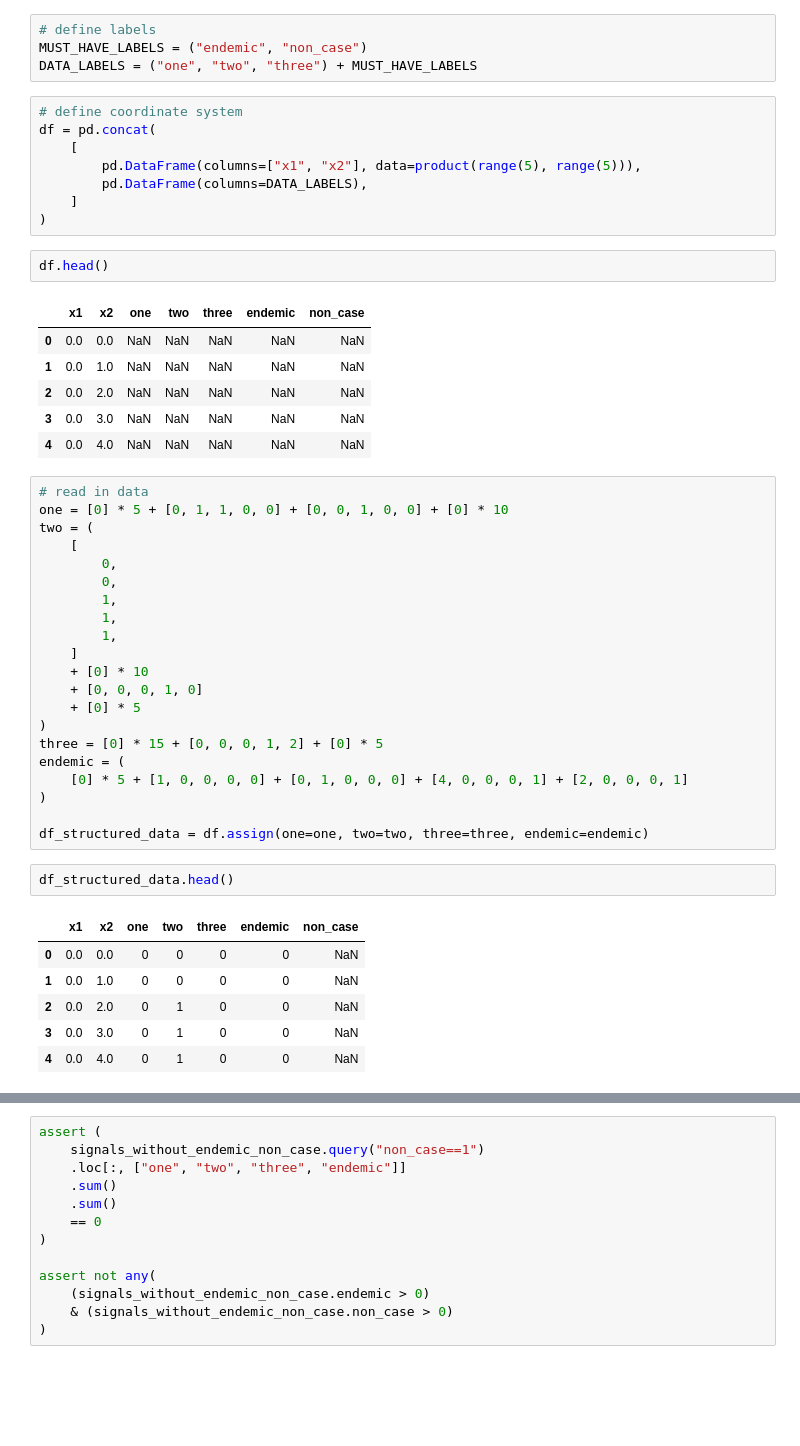
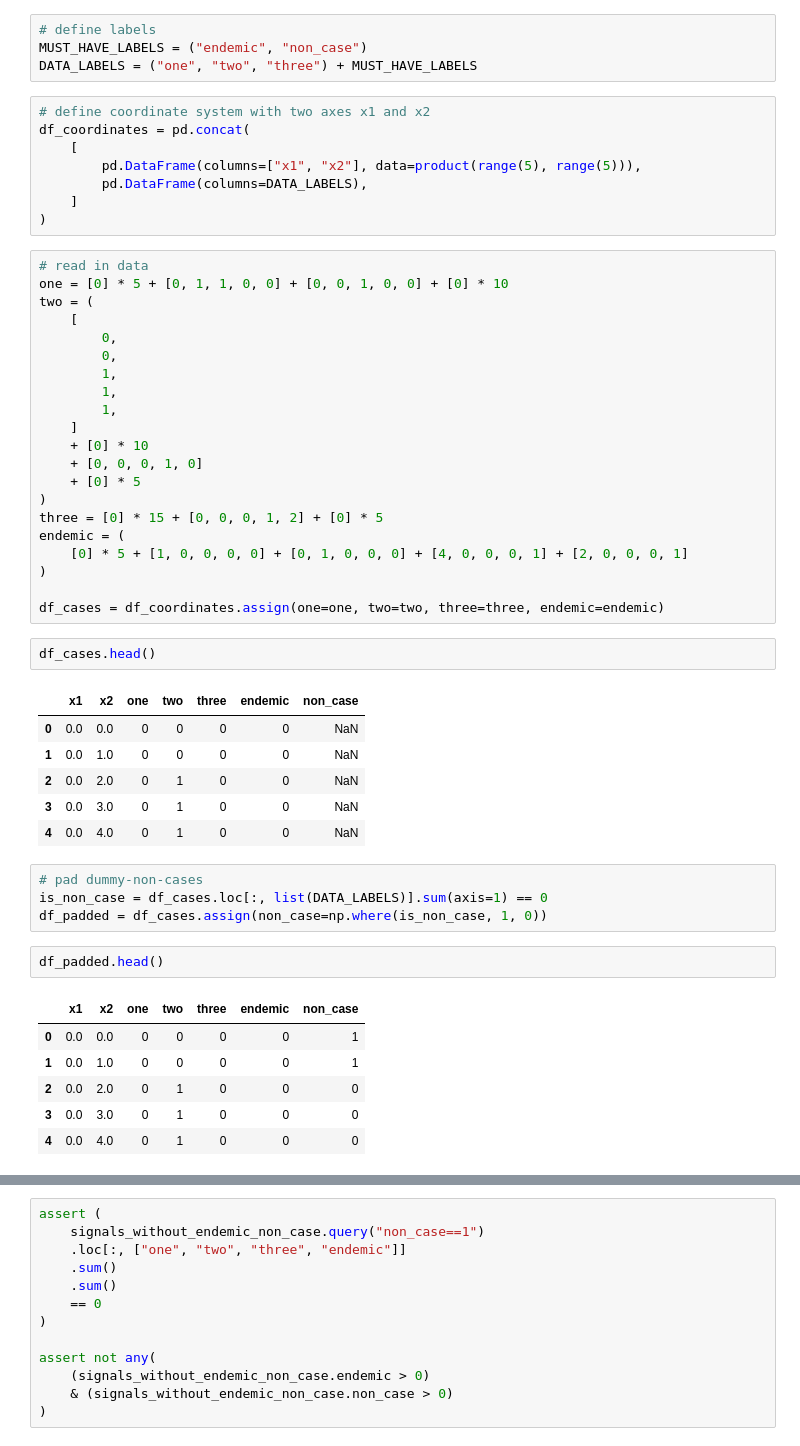
Before and after one commit to aauss/epi-quark, a Jupyter notebook: lean_score.ipynb, the cells around one changed output, grey strips where cells are left out. Drawn from its saved outputs; the diff is of its cells as text; blank space fills up the shorter version.

```diff
--- a/lean_score.ipynb
+++ b/lean_score.ipynb
@@ -15,49 +15,53 @@ from functools import reduce
 MUST_HAVE_LABELS = ("endemic", "non_case")
 DATA_LABELS = ("one", "two", "three") + MUST_HAVE_LABELS
 # %%
-# define coordinate system
-df = pd.concat(
+# define coordinate system with two axes x1 and x2
+df_coordinates = pd.concat(
     [
         pd.DataFrame(columns=["x1", "x2"], data=product(range(5), range(5))),
         pd.DataFrame(columns=DATA_LABELS),
     ]
 )
+# %%
+# read in data
+one = [0] * 5 + [0, 1, 1, 0, 0] + [0, 0, 1, 0, 0] + [0] * 10
+two = (
+    [
+        0,
+        0,
+        1,
+        1,
+        1,
+    ]
+    + [0] * 10
+    + [0, 0, 0, 1, 0]
+    + [0] * 5
+)
+three = [0] * 15 + [0, 0, 0, 1, 2] + [0] * 5
+endemic = (
+    [0] * 5 + [1, 0, 0, 0, 0] + [0, 1, 0, 0, 0] + [4, 0, 0, 0, 1] + [2, 0, 0, 0, 1]
+)
+
+df_cases = df_coordinates.assign(one=one, two=two, three=three, endemic=endemic)
 # %%
-df.head()
+df_cases.head()
 # %% [output]
 |  | x1 | x2 | one | two | three | endemic | non_case |
-| 0 | 0.0 | 0.0 | NaN | NaN | NaN | NaN | NaN |
-| 1 | 0.0 | 1.0 | NaN | NaN | NaN | NaN | NaN |
-| 2 | 0.0 | 2.0 | NaN | NaN | NaN | NaN | NaN |
-| 3 | 0.0 | 3.0 | NaN | NaN | NaN | NaN | NaN |
-| 4 | 0.0 | 4.0 | NaN | NaN | NaN | NaN | NaN |
+| 0 | 0.0 | 0.0 | 0 | 0 | 0 | 0 | NaN |
+| 1 | 0.0 | 1.0 | 0 | 0 | 0 | 0 | NaN |
+| 2 | 0.0 | 2.0 | 0 | 1 | 0 | 0 | NaN |
+| 3 | 0.0 | 3.0 | 0 | 1 | 0 | 0 | NaN |
+| 4 | 0.0 | 4.0 | 0 | 1 | 0 | 0 | NaN |
-# %%
-# read in data
-one = [0] * 5 + [0, 1, 1, 0, 0] + [0, 0, 1, 0, 0] + [0] * 10
-two = (
-    [
-        0,
-        0,
-        1,
-        1,
-        1,
-    ]
-    + [0] * 10
-    + [0, 0, 0, 1, 0]
-    + [0] * 5
-)
-three = [0] * 15 + [0, 0, 0, 1, 2] + [0] * 5
-endemic = (
-    [0] * 5 + [1, 0, 0, 0, 0] + [0, 1, 0, 0, 0] + [4, 0, 0, 0, 1] + [2, 0, 0, 0, 1]
-)
-
-df_structured_data = df.assign(one=one, two=two, three=three, endemic=endemic)
+# %%
+# pad dummy-non-cases
+is_non_case = df_cases.loc[:, list(DATA_LABELS)].sum(axis=1) == 0
+df_padded = df_cases.assign(non_case=np.where(is_non_case, 1, 0))
 # %%
-df_structured_data.head()
+df_padded.head()
 # %% [output]
 |  | x1 | x2 | one | two | three | endemic | non_case |
-| 0 | 0.0 | 0.0 | 0 | 0 | 0 | 0 | NaN |
-| 1 | 0.0 | 1.0 | 0 | 0 | 0 | 0 | NaN |
-| 2 | 0.0 | 2.0 | 0 | 1 | 0 | 0 | NaN |
-| 3 | 0.0 | 3.0 | 0 | 1 | 0 | 0 | NaN |
-| 4 | 0.0 | 4.0 | 0 | 1 | 0 | 0 | NaN |
+| 0 | 0.0 | 0.0 | 0 | 0 | 0 | 0 | 1 |
+| 1 | 0.0 | 1.0 | 0 | 0 | 0 | 0 | 1 |
+| 2 | 0.0 | 2.0 | 0 | 1 | 0 | 0 | 0 |
+| 3 | 0.0 | 3.0 | 0 | 1 | 0 | 0 | 0 |
+| 4 | 0.0 | 4.0 | 0 | 1 | 0 | 0 | 0 |
```
Also changed, not shown: parts of 66 cells of this notebook, 2 other files.
